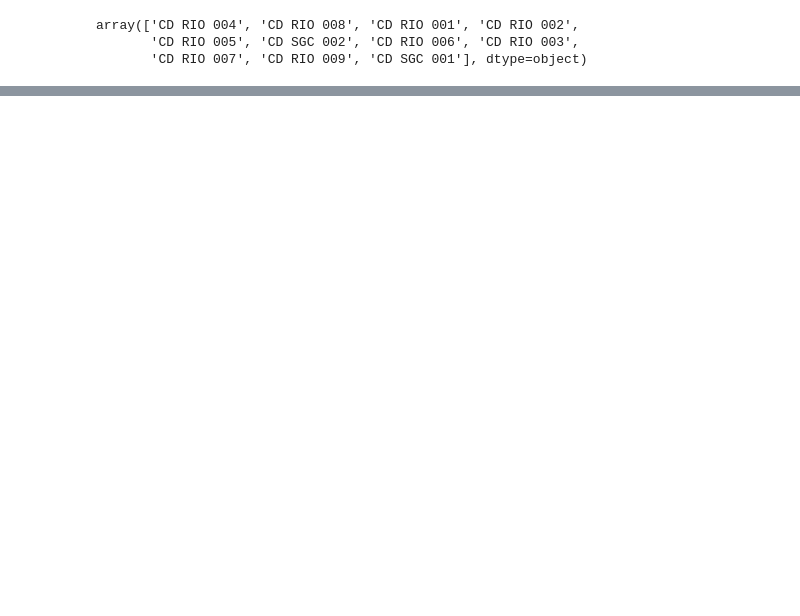
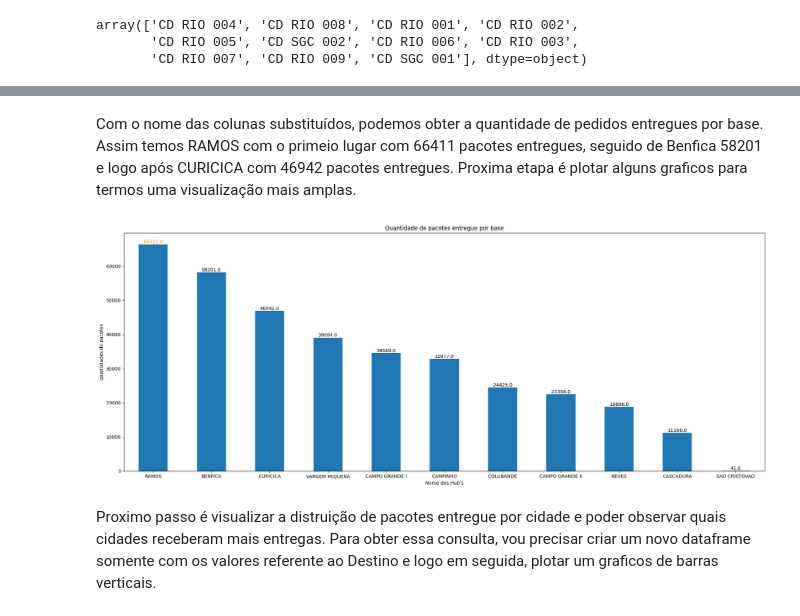
Before and after one commit to al00pes/MVP_Analise_de_dados_PUC, a Jupyter notebook: MVP_sprint_Analise_de_dados_e_boas_praticas_PUC.ipynb, the cells around one changed output, grey strips where cells are left out. Drawn from its saved outputs; the diff is of its cells as text; code cells hidden in the pictures; blank space fills up the shorter version.

```diff
--- a/MVP_sprint_Analise_de_dados_e_boas_praticas_PUC.ipynb
+++ b/MVP_sprint_Analise_de_dados_e_boas_praticas_PUC.ipynb
@@ -614,10 +548,0 @@ pacotes_outubro_entregue['Horário da entrega'] = pd.to_datetime(pacotes_outubro
-# %%
-#Criando uma nova coluna com a data e hora formatada
-
-pacotes_outubro_entregue['data_hora_formatada'] = pacotes_outubro_entregue['Horário da entrega'].dt.strftime('%Y-%m-%d %H:%M:%S')
-# %%
-# Definir o locale para português do Brasil
-#locale.setlocale(locale.LC_TIME, 'pt_BR.UTF-8')
-
-# Adicionando uma nova coluna especificando o dia da semana e definindo pelo idioma PT-BR
-pacotes_outubro_entregue['dia_da_semana'] = pacotes_outubro_entregue['Horário da entrega'].dt.day_name()#(locale='pt_BR.UTF-8')
@@ -665,0 +551,3 @@ plt.show()
+# %%
+#Instanciando o atributo "nome_base" e fazendo a contagem dos valores
+base_entrega = pacotes_outubro_entregue['Nome_base'].value_counts()
@@ -665,0 +570,30 @@ plt.show()
+# %% [markdown]
+Com o nome das colunas substituídos, podemos obter a quantidade de pedidos entregues por base. Assim temos RAMOS com o primeio lugar com 66411 pacotes entregues, seguido de Benfica 58201 e logo após CURICICA com 46942 pacotes entregues.
+Proxima etapa é plotar alguns graficos para termos uma visualização mais amplas.
+# %%
+# Função pyplot.bar()
+fig , ax = plt.subplots(figsize=(20,8))
+
+# plota o gráfico de barras
+base_entrega.plot(kind='bar', legend=False)
+plt.title('Quantidade de pacotes entregue por base')
+plt.xlabel("Nome dos Hub's")
+plt.ylabel('quantidades de pacotes')
+
+# Acrescenta os valores sobre as barras
+
+b1 = ax.bar_label(ax.containers[0], fmt="%.1f")
+b1[0].set_color("#ff9900")
+# Função para deitar o nome do grafico
+ax.set_xticklabels(ax.get_xticklabels(), rotation=0)
+
+# Ajusta as margens do gráfico (para eliminar margens desnecessárias)
+plt.tight_layout()
+
+# Exibe o gráfico
+plt.show()
+# %% [output]
+[figure, added]
+# %% [markdown]
+Proximo passo é visualizar a distruição de pacotes entregue por cidade e poder observar quais cidades receberam mais entregas.
+Para obter essa consulta, vou precisar criar um novo dataframe somente com os valores referente ao Destino e logo em seguida, plotar um graficos de barras verticais.
```
Also changed, not shown: parts of 91 cells of this notebook.
